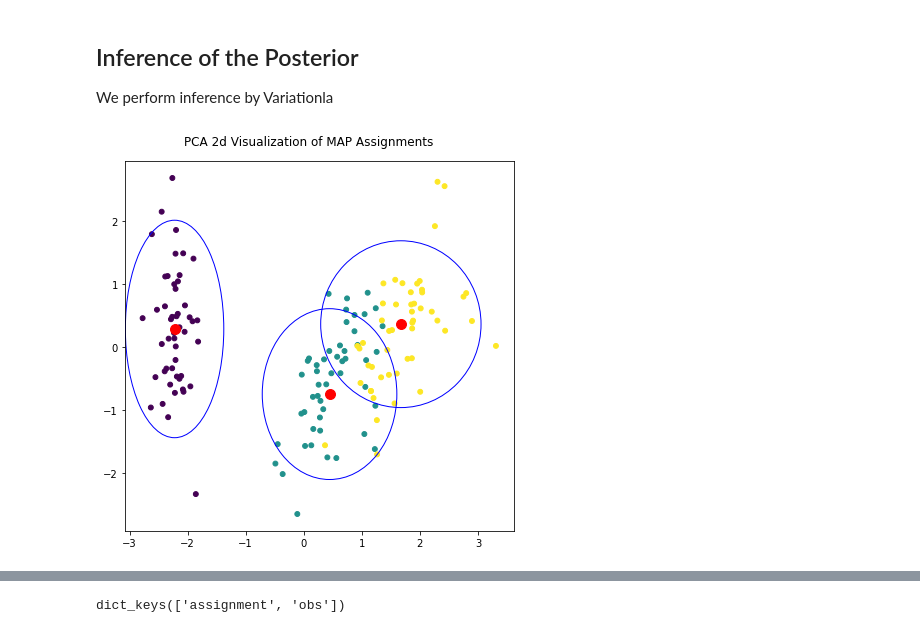
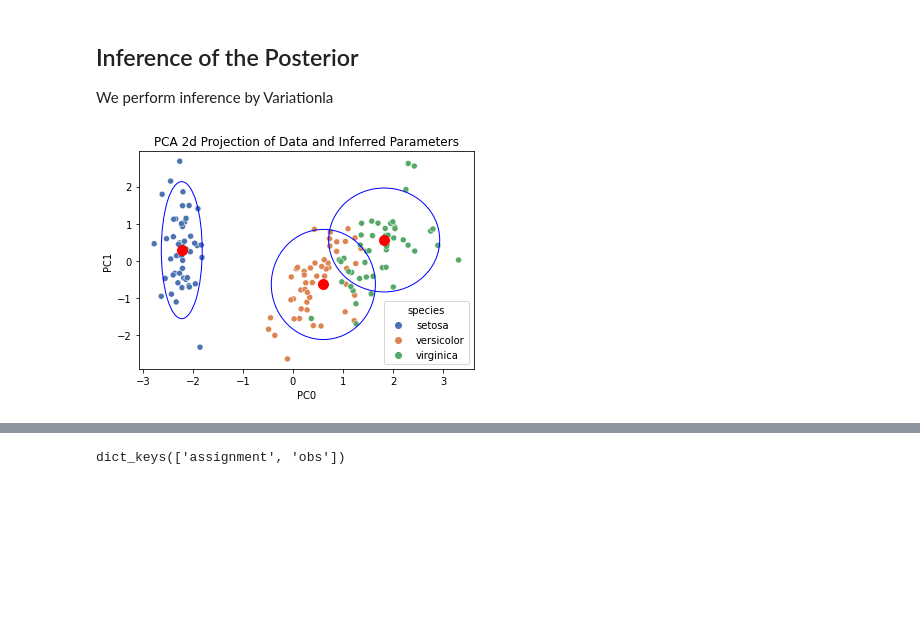
Before and after one commit to noamsgl/ABDA_HW4, a Jupyter notebook: pyro/HW4_Q1.ipynb, the cells around one changed output, grey strips where cells are left out. Saved outputs shown, nothing was run; the diff lists cells and outputs as text; code cells hidden in the pictures; blank space fills up the shorter version.

```diff
--- a/pyro/HW4_Q1.ipynb
+++ b/pyro/HW4_Q1.ipynb
@@ -150,21 +159,17 @@ def initialize(data):
     return loss, svi
 
 
-def plot(X, pca=pca, mus=None, sigmas=None, colors='black'):
+def plot(X, mus=None, sigmas=None, colors='black'):
     # Create figure
     fig = plt.figure()
 
     # Plot data
-    # x = data[:, 0]
-    # y = data[:, 1]
-    PCs = pca.transform(X)
-    plt.scatter(PCs[:, 0], PCs[:, 1], 24, c=colors)
+    sns.scatterplot(x=X[:,0], y=X[:,1], hue=colors, palette="deep").set(title="PCA 2d Projection of Data and Inferred Parameters", xlabel="PC0", ylabel="PC1")
 
     # Plot cluster centers
     if mus is not None:
-        mus_2d = pca.transform(mus.data)
-        x = [float(m[0]) for m in mus_2d]
-        y = [float(m[1]) for m in mus_2d]
+        x = [float(m[0]) for m in mus.data]
+        y = [float(m[1]) for m in mus.data]
         plt.scatter(x, y, 99, c='red')
 
     # Plot ellipses for each cluster
@@ -180,8 +185,6 @@ def plot(X, pca=pca, mus=None, sigmas=None, colors='black'):
                           color='blue')
             ell.set_facecolor('none')
             ax.add_artist(ell)
-    fig.suptitle("PCA 2d Visualization of MAP Assignments")
-    # Save figure
     return fig
 # %% [markdown]
 ## Inference of the Posterior
@@ -191,21 +194,19 @@ We perform inference by Variationla
 pyro.clear_param_store()
 global_guide = AutoNormal(poutine.block(model, expose=['weights', 'locs', 'scales']))
 # global_guide = config_enumerate(global_guide, 'parallel')
-X = torch.tensor(X).float()
 loss, svi = initialize(X)
-for i in tqdm(range(2000)):
+for i in tqdm(range(3000)):
     svi.step(X)
-
-locs = pyro.param('locs')
-scales = pyro.param('scales')
-weights = pyro.param('weights')
-assignment_probs = pyro.param('assignment_probs')
-
-assignments = np.uint8(torch.argmax(assignment_probs, dim=1))
-# %%
-plot(X, pca, locs.data, scales.data, df.label);
-# %% [output]
-[figure, removed]
+# %%
+def visualize_posterior():
+    locs = pyro.param('locs')
+    scales = pyro.param('scales')
+    weights = pyro.param('weights')
+    assignment_probs = pyro.param('assignment_probs')
+    plot(X, locs.data, scales.data, df.species)
+visualize_posterior()
+# %% [output]
+[figure, added]
 # %%
 predictive = Predictive(model, guide=global_guide, num_samples=800)
 samples = predictive(X)
```
Also changed, not shown: parts of 9 cells of this notebook.
